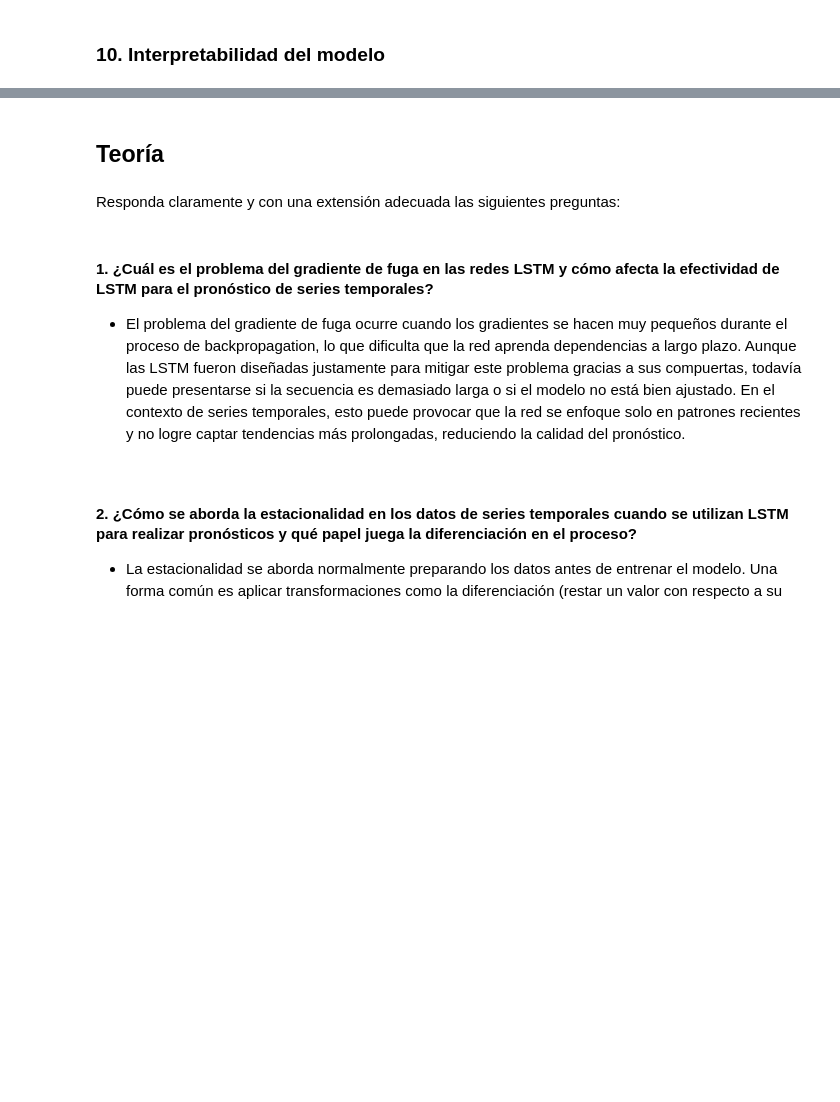
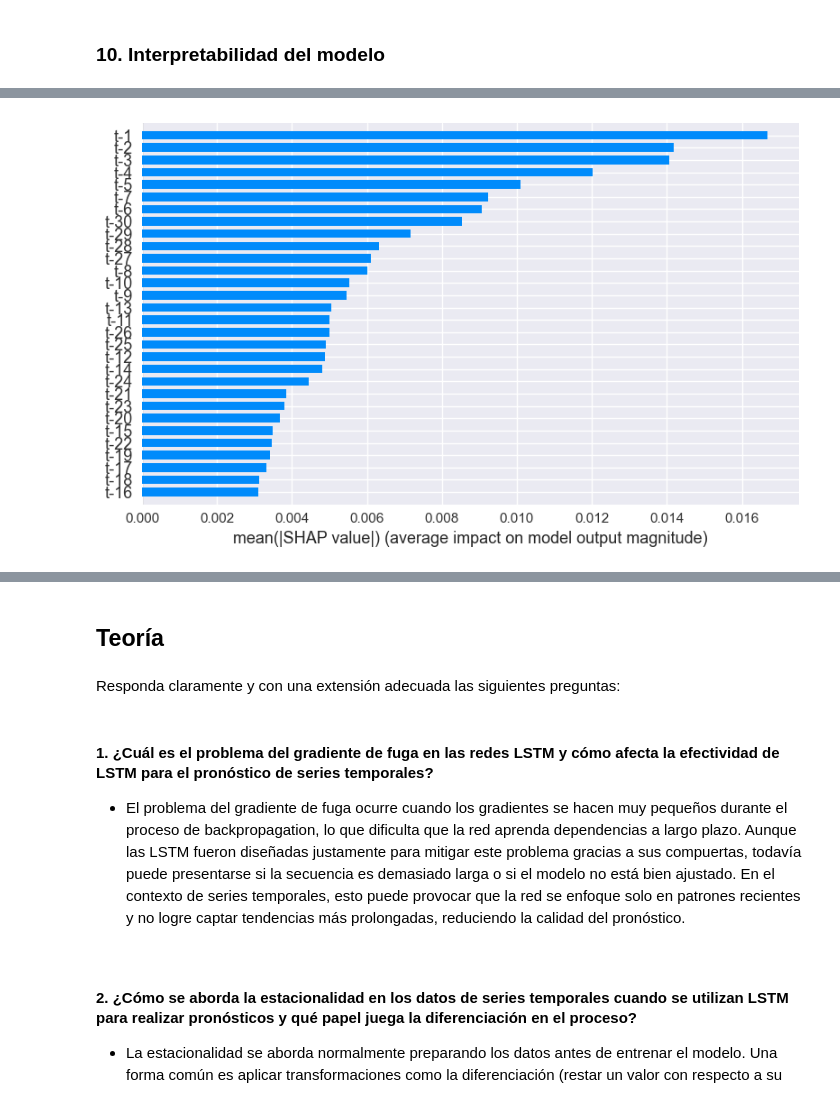
Before and after one commit to FabianKel/DL-LAB8, a Jupyter notebook: main.ipynb, the cells around one changed output, grey strips where cells are left out. Saved outputs shown, nothing was run; the diff lists cells and outputs as text; code cells hidden in the pictures; blank space fills up the shorter version.

Commit message:
fix: análisis con valores SHAP

```diff
--- a/main.ipynb
+++ b/main.ipynb
@@ -777,0 +759,12 @@ En general, esto indica que, si se aplicaran valores SHAP, los factores con mayo
+# %%
+rng = np.random.default_rng(16)
+bg_size  = min(200, len(X_train_fast))
+exp_size = min(200, len(X_val_fast))
+
+bg_idx  = rng.choice(len(X_train_fast), size=bg_size, replace=False)
+exp_idx = rng.choice(len(X_val_fast),  size=exp_size,  replace=False)
+
+background = X_train_fast[bg_idx]
+X_exp      = X_val_fast[exp_idx]
+
+background.shape, X_exp.shape
@@ -777,0 +928,30 @@ En general, esto indica que, si se aplicaran valores SHAP, los factores con mayo
+# %%
+
+sv = np.asarray(sv)
+X_exp = np.asarray(X_exp)
+
+if sv.ndim == 2:
+    sv = sv[..., np.newaxis]
+if X_exp.ndim == 2:
+    X_exp = X_exp[..., np.newaxis]
+
+assert sv.ndim == 3 and X_exp.ndim == 3, f"Shapes inesperados: sv={sv.shape}, X_exp={X_exp.shape}"
+assert sv.shape[1] == X_exp.shape[1], "La longitud de ventana no coincide entre sv y X_exp"
+
+sv_lag = sv[:, :, 0]
+X_lag  = X_exp[:, :, 0]
+sv_lag = sv_lag[:, ::-1]
+X_lag  = X_lag[:, ::-1]
+
+lag_names = [f"t-{k}" for k in range(1, sv_lag.shape[1] + 1)]
+# %%
+
+shap.summary_plot(
+    sv_lag, X_lag,
+    feature_names=lag_names,
+    plot_type='bar',
+    max_display=sv_lag.shape[1],
+    plot_size=(8,5)
+)
+# %% [output]
+[figure, added]
```
Also changed, not shown: parts of 18 cells of this notebook.
